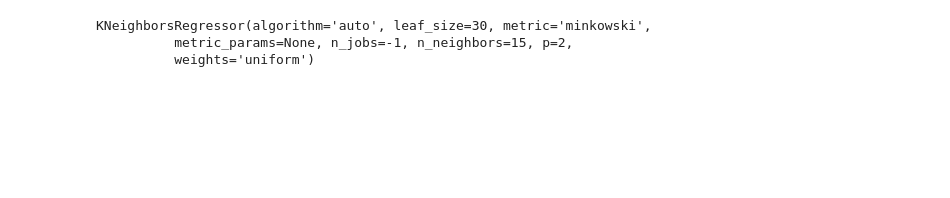
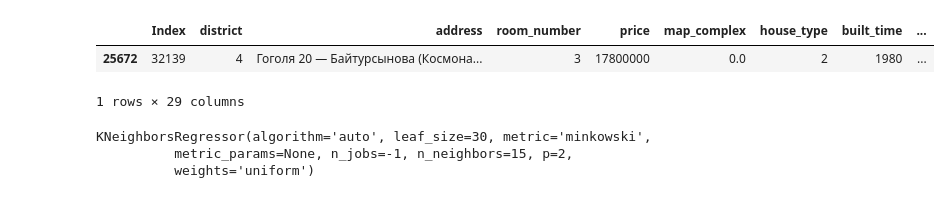
Before and after one commit to electricvortex/ml_house_price_calculation, a Jupyter notebook: Nearesst Neighbors.ipynb, the cells around one changed output. Cells and saved outputs as stored; diff of their text form; code cells hidden in the pictures; blank space fills up the shorter version.

```diff
--- a/Nearesst Neighbors.ipynb
+++ b/Nearesst Neighbors.ipynb
@@ -74,7 +85,7 @@ newDf = pd.DataFrame()
 newDf['distance'] = answer
 newDf['indx'] = indx
 # %%
-newDf = newDf.sort_values(['distance'])
+newDf = newDf.sort_values(['distance'], ascending=True)
 newDf = newDf[100:]
 # %%
 knn = KNeighborsRegressor(n_neighbors=15, n_jobs=-1)
@@ -88,3 +99,9 @@ array([ 3475, 24828,  2987, ...,  9397,  9256, 25370])
 # %%
 tofit = data.loc[ind.values]
+# %%
+data[data.index == ind.values[0]]
+# %% [output]
+|  | Index | district | address | room_number | price | map_complex | house_type | built_time | ... |
+| 25672 | 32139 | 4 | Гоголя 20 — Байтурсынова (Космона... | 3 | 17800000 | 0.0 | 2 | 1980 | ... |
+1 rows × 29 columns
 # %%
```
Also changed, not shown: parts of 18 cells of this notebook, 4 other files.
